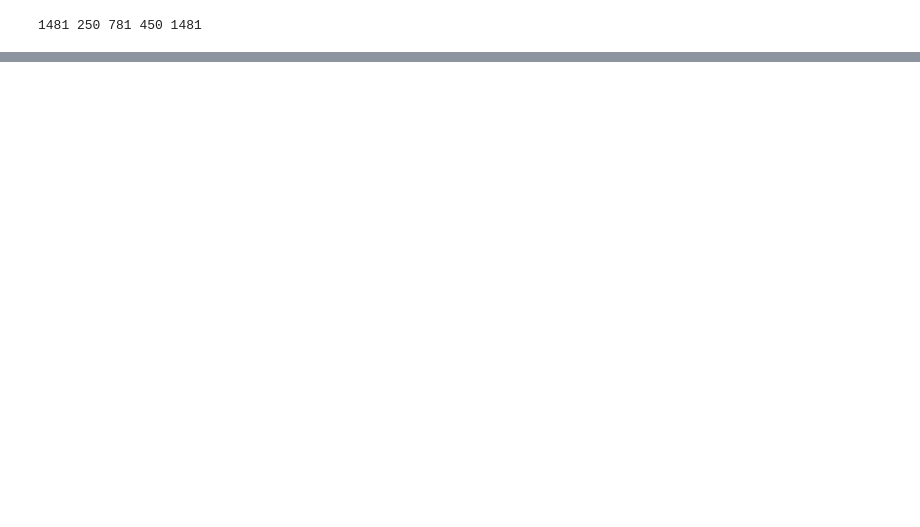
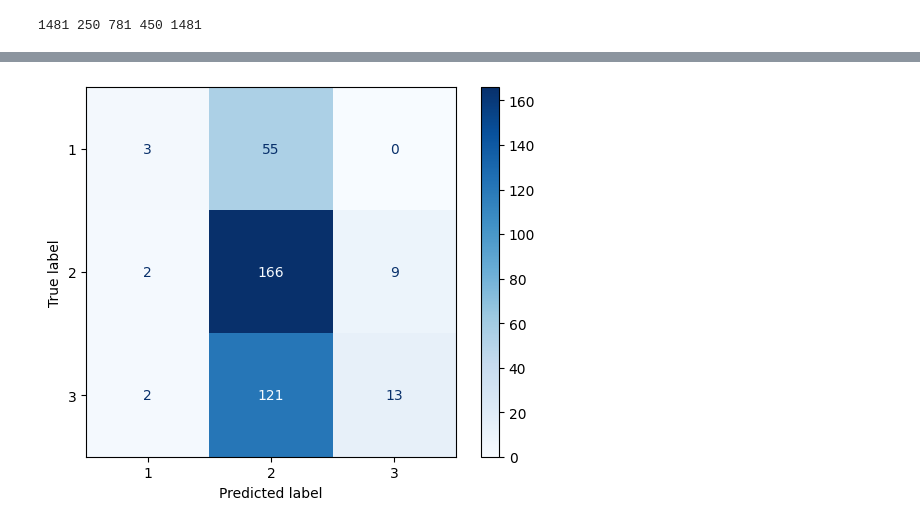
Before and after one commit to JavierGilRodriguez/ProyectoSI, a Jupyter notebook: Proyecto.ipynb, the cells around one changed output, grey strips where cells are left out. Cells and saved outputs as stored; diff of their text form; code cells hidden in the pictures; blank space fills up the shorter version.

```diff
--- a/Proyecto.ipynb
+++ b/Proyecto.ipynb
@@ -73,0 +74,11 @@ plt.imshow(u9, "gray"), plt.axis("off")
+# %%
+import pandas as pd
+
+x_numpy = np.array(x_data)
+
+x_numpy = x_numpy.reshape(x_numpy.shape[0], (x_numpy.shape[1]*x_numpy.shape[2]))
+
+df = pd.DataFrame(x_numpy)
+df["Tipo"] = y_data
+
+df
@@ -73,0 +99,23 @@ plt.imshow(u9, "gray"), plt.axis("off")
+# %%
+from sklearn.linear_model import *
+from sklearn.preprocessing import PolynomialFeatures
+from sklearn.pipeline import Pipeline
+from sklearn.ensemble import *
+from sklearn.model_selection import cross_val_score
+from sklearn.model_selection import train_test_split
+
+y = df.iloc[:, -1]
+x = df.iloc[:,:-1]
+
+X_train, X_test, y_train, y_test = train_test_split(x, y, test_size=0.25, random_state=42)
+
+rf = RandomForestClassifier (random_state=42).fit(X_train,y_train)
+# %%
+import matplotlib.pyplot as plt
+from sklearn.metrics import plot_confusion_matrix
+
+plot_confusion_matrix(rf, X_test, y_test, cmap=plt.cm.Blues)
+
+plt.show()
+# %% [output]
+[figure, added]
```
Also changed, not shown: parts of 10 cells of this notebook.
